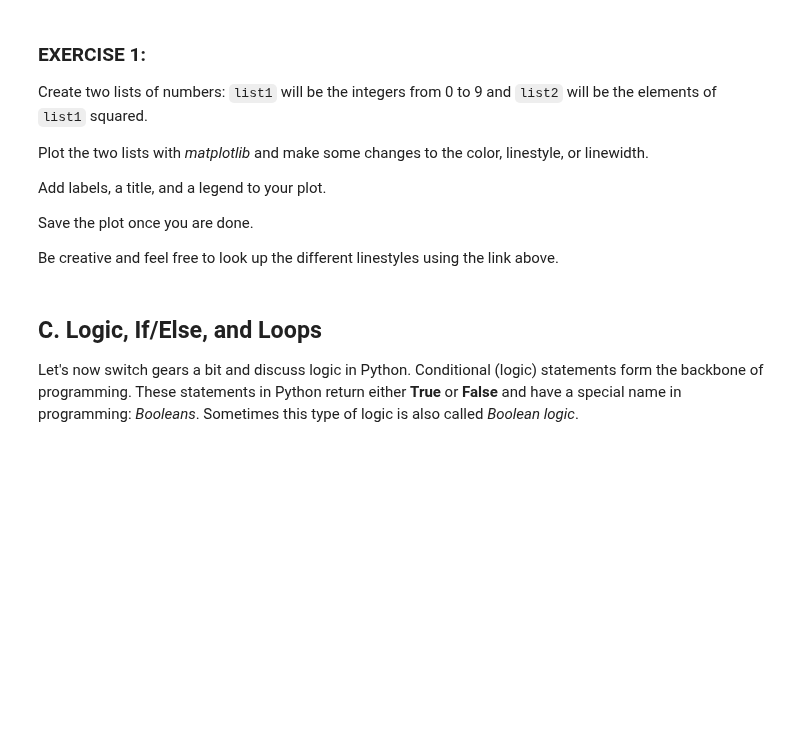
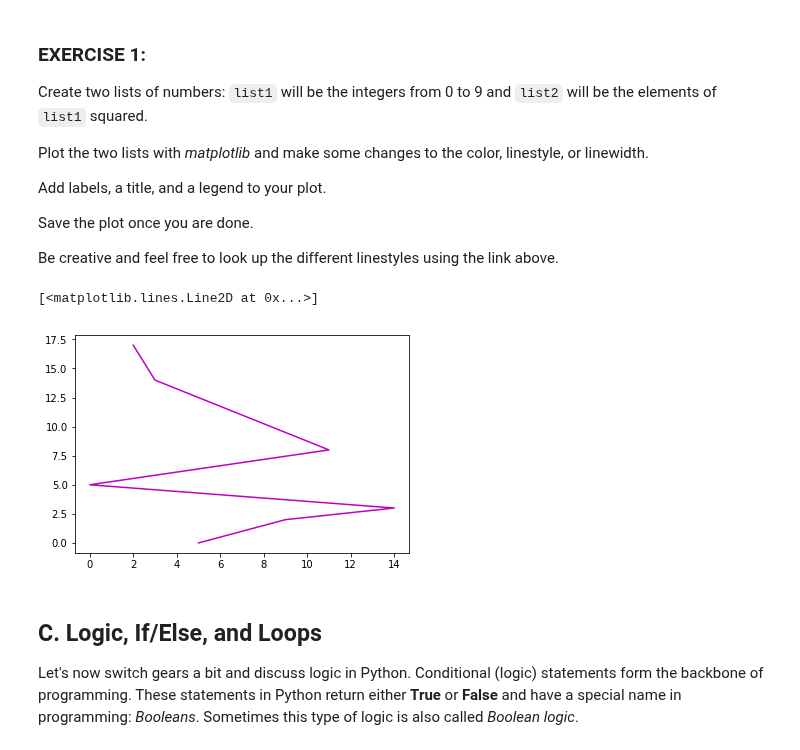
Before and after one commit to astroumd/GradMap, a Jupyter notebook: notebooks/Lectures2019/Lecture1/GradMap_L1_Student.ipynb, the cells around one changed output. Saved outputs shown, nothing was run; the diff lists cells and outputs as text; code cells hidden in the pictures; blank space fills up the shorter version.

```diff
--- a/notebooks/Lectures2019/Lecture1/GradMap_L1_Student.ipynb
+++ b/notebooks/Lectures2019/Lecture1/GradMap_L1_Student.ipynb
@@ -164,3 +189,13 @@ Be creative and feel free to look up the different linestyles using the link abo
+# %%
+randList = [5, 7, 9, 14, 0, 11, 3, 2]
+aList = [0, 1, 2, 3, 5, 8, 14, 17]
+x = randList
+y = aList
+
+plt.plot (x,y, 'm-')
+# %% [output]
+[<matplotlib.lines.Line2D at 0x...>]
+[figure, added]
 # %% [markdown]
 ## C. Logic, If/Else, and Loops
 
```
Also changed, not shown: parts of 15 cells of this notebook, 9 other files.
